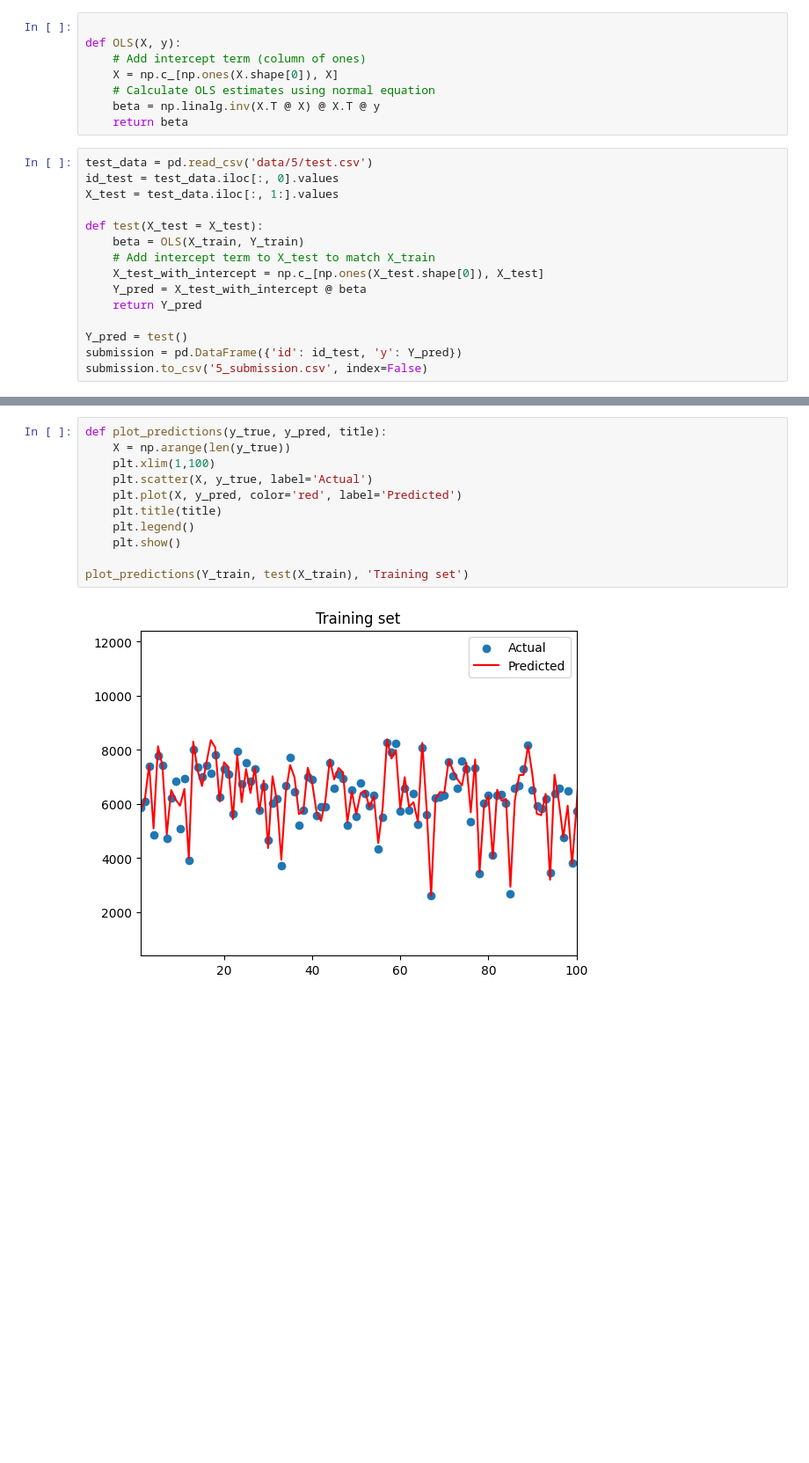
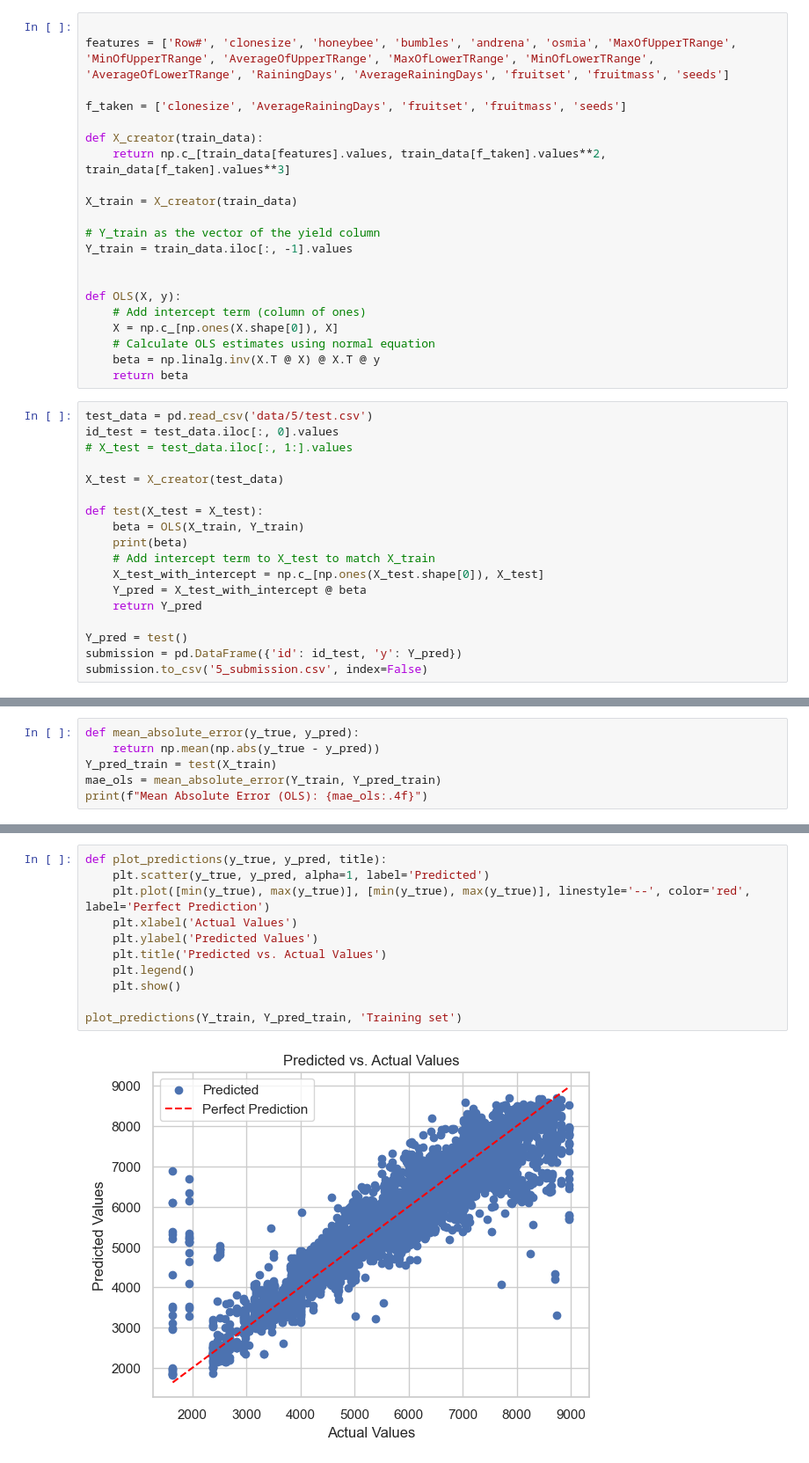
Before and after one commit to abhijain565aj/CS215-Assignment, a Jupyter notebook: A3-23b0903-23b0928-23b1057/code/5.ipynb, the cells around one changed output, grey strips where cells are left out. Shown: that part at 88% size. Saved outputs shown, nothing was run; the diff lists cells and outputs as text; blank space fills up the shorter version.

```diff
--- a/A3-23b0903-23b0928-23b1057/code/5.ipynb
+++ b/A3-23b0903-23b0928-23b1057/code/5.ipynb
@@ -14,4 +66,17 @@ $$\hat{\beta} = (X^TX)^{-1}X^Ty$$
 # %%
+
+features = ['Row#', 'clonesize', 'honeybee', 'bumbles', 'andrena', 'osmia', 'MaxOfUpperTRange', 'MinOfUpperTRange', 'AverageOfUpperTRange', 'MaxOfLowerTRange', 'MinOfLowerTRange', 'AverageOfLowerTRange', 'RainingDays', 'AverageRainingDays', 'fruitset', 'fruitmass', 'seeds']
+
+f_taken = ['clonesize', 'AverageRainingDays', 'fruitset', 'fruitmass', 'seeds']
+
+def X_creator(train_data):
+    return np.c_[train_data[features].values, train_data[f_taken].values**2, train_data[f_taken].values**3]
+
+X_train = X_creator(train_data)
+
+# Y_train as the vector of the yield column
+Y_train = train_data.iloc[:, -1].values
+
 
 def OLS(X, y):
     # Add intercept term (column of ones)
@@ -22,10 +87,13 @@ def OLS(X, y):
 # %%
 test_data = pd.read_csv('data/5/test.csv')
 id_test = test_data.iloc[:, 0].values
-X_test = test_data.iloc[:, 1:].values
+# X_test = test_data.iloc[:, 1:].values
+
+X_test = X_creator(test_data)
 
 def test(X_test = X_test):
     beta = OLS(X_train, Y_train)
+    print(beta)
     # Add intercept term to X_test to match X_train
     X_test_with_intercept = np.c_[np.ones(X_test.shape[0]), X_test]
     Y_pred = X_test_with_intercept @ beta
@@ -36,0 +113,6 @@ submission.to_csv('5_submission.csv', index=False)
+# %%
+def mean_absolute_error(y_true, y_pred):
+    return np.mean(np.abs(y_true - y_pred))
+Y_pred_train = test(X_train)
+mae_ols = mean_absolute_error(Y_train, Y_pred_train)
+print(f"Mean Absolute Error (OLS): {mae_ols:.4f}")
@@ -37,13 +128,13 @@ submission.to_csv('5_submission.csv', index=False)
 # %%
 def plot_predictions(y_true, y_pred, title):
-    X = np.arange(len(y_true))
-    plt.xlim(1,100)
-    plt.scatter(X, y_true, label='Actual')
-    plt.plot(X, y_pred, color='red', label='Predicted')
-    plt.title(title)
+    plt.scatter(y_true, y_pred, alpha=1, label='Predicted')
+    plt.plot([min(y_true), max(y_true)], [min(y_true), max(y_true)], linestyle='--', color='red', label='Perfect Prediction')
+    plt.xlabel('Actual Values')
+    plt.ylabel('Predicted Values')
+    plt.title('Predicted vs. Actual Values')
     plt.legend()
     plt.show()
 
-plot_predictions(Y_train, test(X_train), 'Training set')
+plot_predictions(Y_train, Y_pred_train, 'Training set')
 # %% [output]
-[figure, old version]
+[figure, new version]
```
Also changed, not shown: parts of 11 cells of this notebook, 8 other files.
